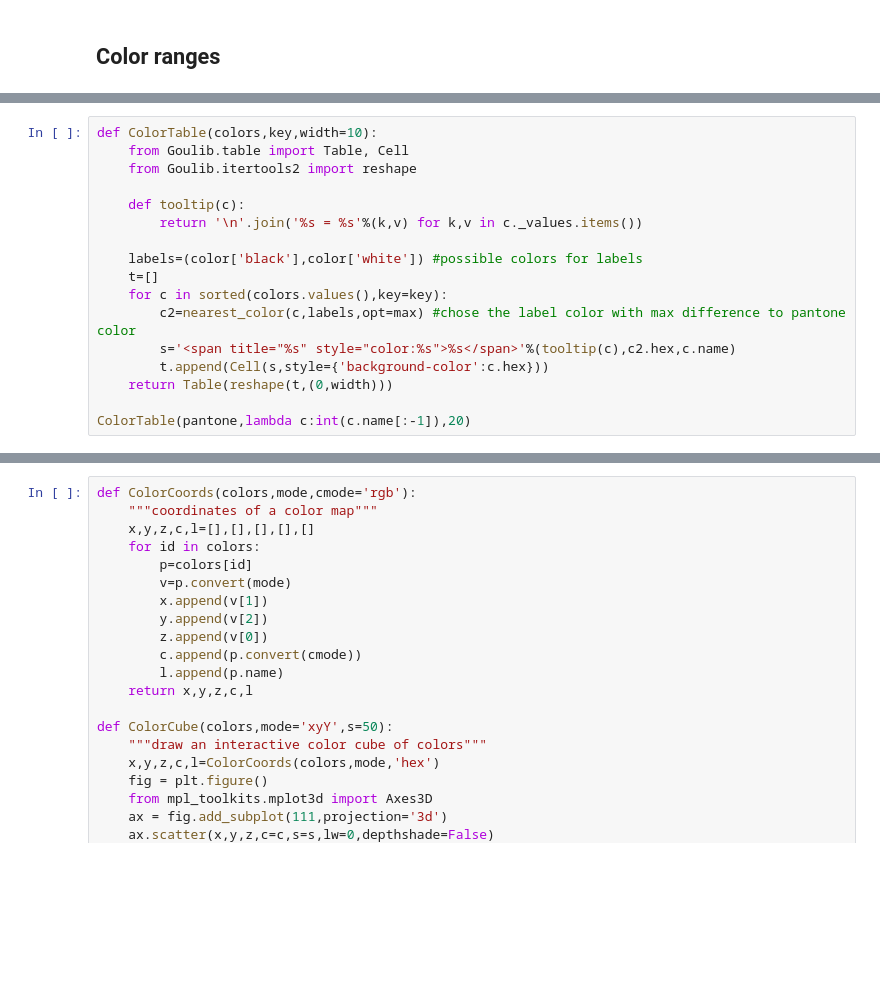
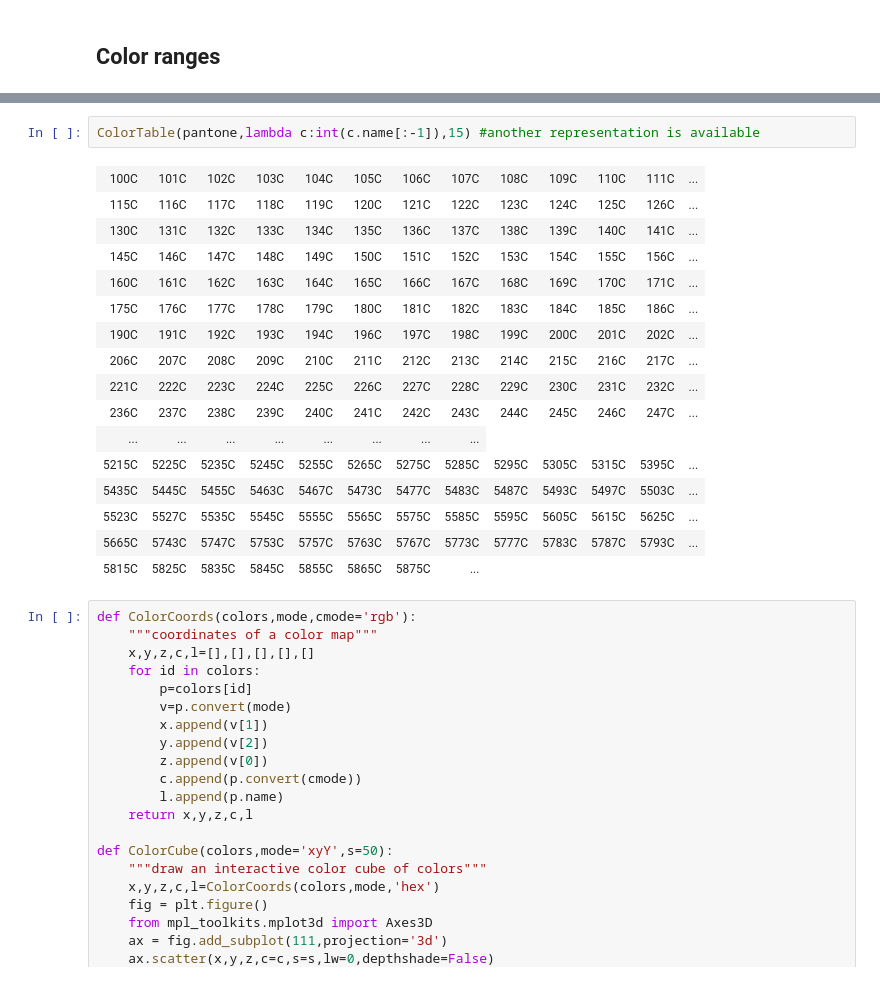
Before and after one commit to goulu/Goulib, a Jupyter notebook: notebooks/colors.ipynb, the cells around one changed output, grey strips where cells are left out. Cells and saved outputs as stored; diff of their text form; blank space fills up the shorter version.

Commit message:
Palette html repr + Color ops in CMYK are ok

```diff
--- a/notebooks/colors.ipynb
+++ b/notebooks/colors.ipynb
@@ -103,18 +119 @@ acadcolors contains 256 Autocad ACI colors indexed by int : [black,red,yellow,li
 pantone contains 907 Pantone colors indexed by name : 1795C
-# %%
-def ColorTable(colors,key,width=10):
-    from Goulib.table import Table, Cell
-    from Goulib.itertools2 import reshape
-
-    def tooltip(c):
-        return '\n'.join('%s = %s'%(k,v) for k,v in c._values.items())
-
-    labels=(color['black'],color['white']) #possible colors for labels
-    t=[]
-    for c in sorted(colors.values(),key=key):
-        c2=nearest_color(c,labels,opt=max) #chose the label color with max difference to pantone color
-        s='<span title="%s" style="color:%s">%s</span>'%(tooltip(c),c2.hex,c.name)
-        t.append(Cell(s,style={'background-color':c.hex}))
-    return Table(reshape(t,(0,width)))
-
-ColorTable(pantone,lambda c:int(c.name[:-1]),20)
@@ -138,3 +140,22 @@ ColorTable(pantone,lambda c:int(c.name[:-1]),20)
+# %%
+ColorTable(pantone,lambda c:int(c.name[:-1]),15) #another representation is available
+# %% [output]
+| 100C | 101C | 102C | 103C | 104C | 105C | 106C | 107C | 108C | 109C | 110C | 111C | ... |
+| 115C | 116C | 117C | 118C | 119C | 120C | 121C | 122C | 123C | 124C | 125C | 126C | ... |
+| 130C | 131C | 132C | 133C | 134C | 135C | 136C | 137C | 138C | 139C | 140C | 141C | ... |
+| 145C | 146C | 147C | 148C | 149C | 150C | 151C | 152C | 153C | 154C | 155C | 156C | ... |
+| 160C | 161C | 162C | 163C | 164C | 165C | 166C | 167C | 168C | 169C | 170C | 171C | ... |
+| 175C | 176C | 177C | 178C | 179C | 180C | 181C | 182C | 183C | 184C | 185C | 186C | ... |
+| 190C | 191C | 192C | 193C | 194C | 196C | 197C | 198C | 199C | 200C | 201C | 202C | ... |
+| 206C | 207C | 208C | 209C | 210C | 211C | 212C | 213C | 214C | 215C | 216C | 217C | ... |
+| 221C | 222C | 223C | 224C | 225C | 226C | 227C | 228C | 229C | 230C | 231C | 232C | ... |
+| 236C | 237C | 238C | 239C | 240C | 241C | 242C | 243C | 244C | 245C | 246C | 247C | ... |
+| ... | ... | ... | ... | ... | ... | ... | ... |
+| 5215C | 5225C | 5235C | 5245C | 5255C | 5265C | 5275C | 5285C | 5295C | 5305C | 5315C | 5395C | ... |
+| 5435C | 5445C | 5455C | 5463C | 5467C | 5473C | 5477C | 5483C | 5487C | 5493C | 5497C | 5503C | ... |
+| 5523C | 5527C | 5535C | 5545C | 5555C | 5565C | 5575C | 5585C | 5595C | 5605C | 5615C | 5625C | ... |
+| 5665C | 5743C | 5747C | 5753C | 5757C | 5763C | 5767C | 5773C | 5777C | 5783C | 5787C | 5793C | ... |
+| 5815C | 5825C | 5835C | 5845C | 5855C | 5865C | 5875C | ... |
 # %%
 def ColorCoords(colors,mode,cmode='rgb'):
     """coordinates of a color map"""
```
Also changed, not shown: parts of 16 cells of this notebook, 2 other files.
